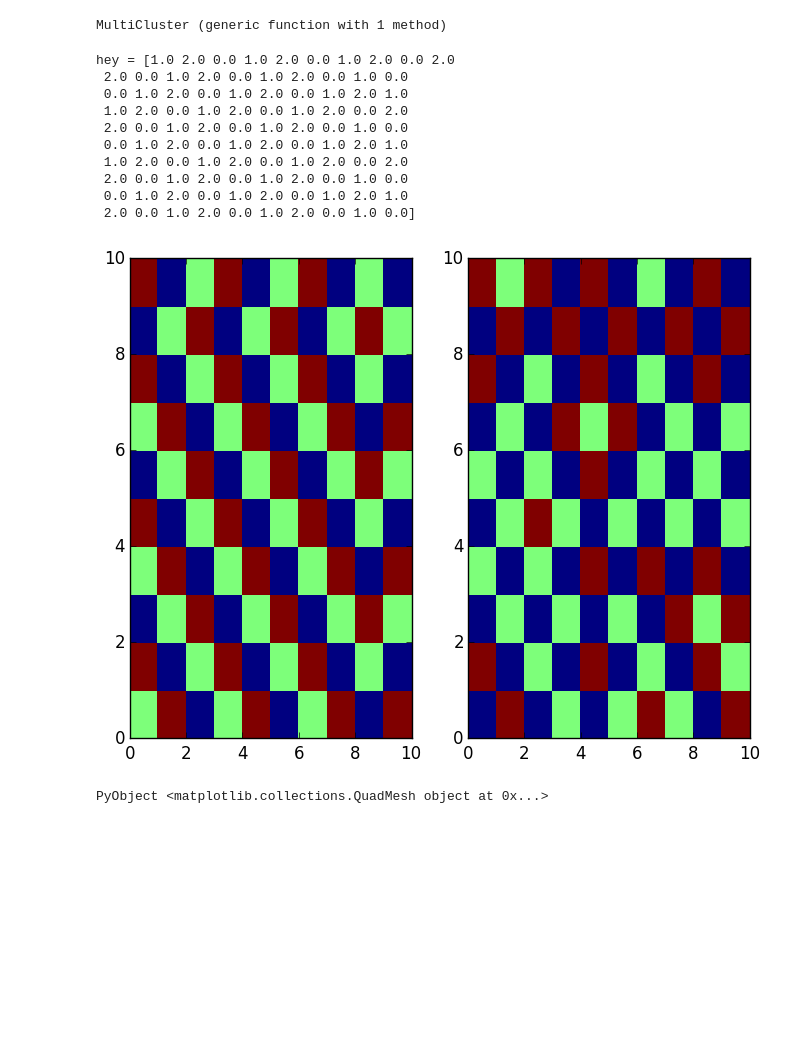
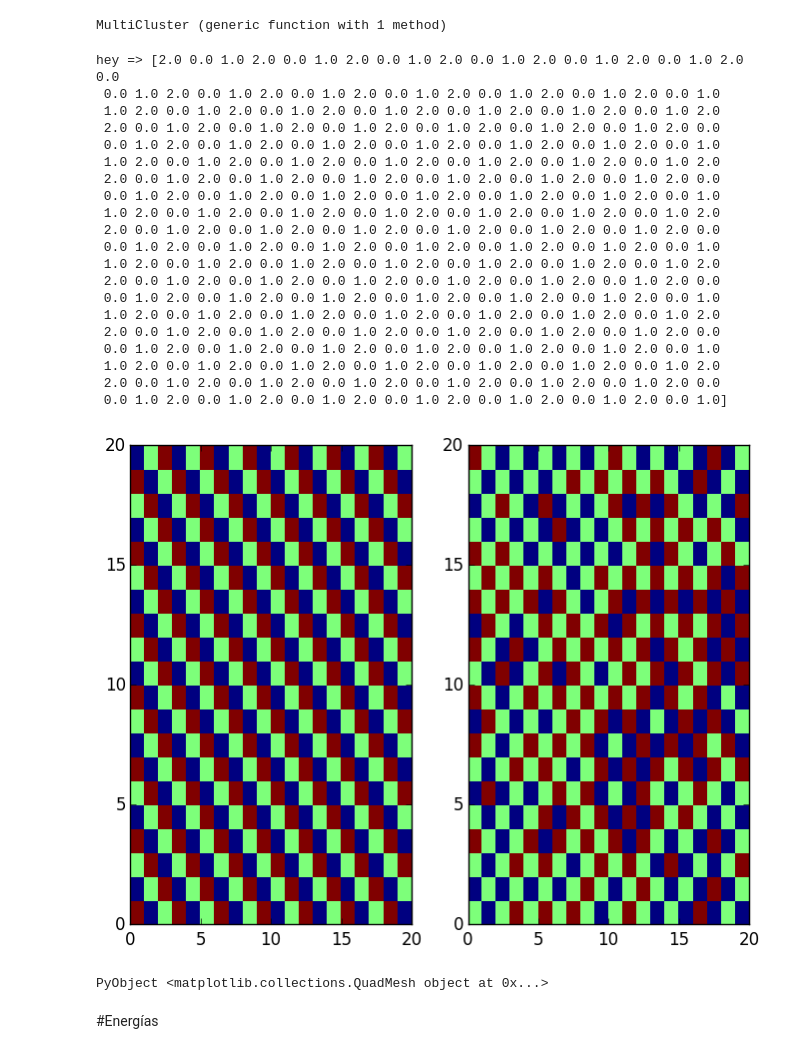
Before and after one commit to luisaleman/Hielo, a Jupyter notebook: Proyecto final.ipynb, the cells around one changed output. Saved outputs shown, nothing was run; the diff lists cells and outputs as text; code cells hidden in the pictures; blank space fills up the shorter version.

```diff
--- a/Proyecto final.ipynb
+++ b/Proyecto final.ipynb
@@ -198,7 +200,7 @@ function MultiCluster(arreglo)
     L2=length(arreglo[1,:])
     L1=length(arreglo[:,1])
     red_bool=trues(L1,L2)
-    hey=[]
+    #hey=[]
     #Se escoge al azar dos colores
     colorA=rand(0:2)
     colorB=mod(rand(colorA+1:colorA+2),3)
@@ -217,30 +219,42 @@ end
 # %% [output]
 MultiCluster (generic function with 1 method)
 # %%
-hey_old=conf_i(10,10)
+hey_old=conf_i(20,20)
 hey=copy(hey_old)
 @show hey
 for t in 1:1000
     hey_new=MultiCluster(hey_old)
     hey_new,hey_old=hey_old,hey_new
 end
 figure(figsize=[8,6])
 subplot(1,2,1)
 #figure(figsize=[3,3])
 pcolormesh(hey)
 
 subplot(1,2,2)
 pcolormesh(hey_old)
 # %% [output]
-hey = [1.0 2.0 0.0 1.0 2.0 0.0 1.0 2.0 0.0 2.0
- 2.0 0.0 1.0 2.0 0.0 1.0 2.0 0.0 1.0 0.0
- 0.0 1.0 2.0 0.0 1.0 2.0 0.0 1.0 2.0 1.0
- 1.0 2.0 0.0 1.0 2.0 0.0 1.0 2.0 0.0 2.0
- 2.0 0.0 1.0 2.0 0.0 1.0 2.0 0.0 1.0 0.0
- 0.0 1.0 2.0 0.0 1.0 2.0 0.0 1.0 2.0 1.0
- 1.0 2.0 0.0 1.0 2.0 0.0 1.0 2.0 0.0 2.0
- 2.0 0.0 1.0 2.0 0.0 1.0 2.0 0.0 1.0 0.0
- 0.0 1.0 2.0 0.0 1.0 2.0 0.0 1.0 2.0 1.0
- 2.0 0.0 1.0 2.0 0.0 1.0 2.0 0.0 1.0 0.0]
+hey => [2.0 0.0 1.0 2.0 0.0 1.0 2.0 0.0 1.0 2.0 0.0 1.0 2.0 0.0 1.0 2.0 0.0 1.0 2.0 0.0
+ 0.0 1.0 2.0 0.0 1.0 2.0 0.0 1.0 2.0 0.0 1.0 2.0 0.0 1.0 2.0 0.0 1.0 2.0 0.0 1.0
+ 1.0 2.0 0.0 1.0 2.0 0.0 1.0 2.0 0.0 1.0 2.0 0.0 1.0 2.0 0.0 1.0 2.0 0.0 1.0 2.0
+ 2.0 0.0 1.0 2.0 0.0 1.0 2.0 0.0 1.0 2.0 0.0 1.0 2.0 0.0 1.0 2.0 0.0 1.0 2.0 0.0
+ 0.0 1.0 2.0 0.0 1.0 2.0 0.0 1.0 2.0 0.0 1.0 2.0 0.0 1.0 2.0 0.0 1.0 2.0 0.0 1.0
+ 1.0 2.0 0.0 1.0 2.0 0.0 1.0 2.0 0.0 1.0 2.0 0.0 1.0 2.0 0.0 1.0 2.0 0.0 1.0 2.0
+ 2.0 0.0 1.0 2.0 0.0 1.0 2.0 0.0 1.0 2.0 0.0 1.0 2.0 0.0 1.0 2.0 0.0 1.0 2.0 0.0
+ 0.0 1.0 2.0 0.0 1.0 2.0 0.0 1.0 2.0 0.0 1.0 2.0 0.0 1.0 2.0 0.0 1.0 2.0 0.0 1.0
+ 1.0 2.0 0.0 1.0 2.0 0.0 1.0 2.0 0.0 1.0 2.0 0.0 1.0 2.0 0.0 1.0 2.0 0.0 1.0 2.0
+ 2.0 0.0 1.0 2.0 0.0 1.0 2.0 0.0 1.0 2.0 0.0 1.0 2.0 0.0 1.0 2.0 0.0 1.0 2.0 0.0
+ 0.0 1.0 2.0 0.0 1.0 2.0 0.0 1.0 2.0 0.0 1.0 2.0 0.0 1.0 2.0 0.0 1.0 2.0 0.0 1.0
+ 1.0 2.0 0.0 1.0 2.0 0.0 1.0 2.0 0.0 1.0 2.0 0.0 1.0 2.0 0.0 1.0 2.0 0.0 1.0 2.0
+ 2.0 0.0 1.0 2.0 0.0 1.0 2.0 0.0 1.0 2.0 0.0 1.0 2.0 0.0 1.0 2.0 0.0 1.0 2.0 0.0
+ 0.0 1.0 2.0 0.0 1.0 2.0 0.0 1.0 2.0 0.0 1.0 2.0 0.0 1.0 2.0 0.0 1.0 2.0 0.0 1.0
+ 1.0 2.0 0.0 1.0 2.0 0.0 1.0 2.0 0.0 1.0 2.0 0.0 1.0 2.0 0.0 1.0 2.0 0.0 1.0 2.0
+ 2.0 0.0 1.0 2.0 0.0 1.0 2.0 0.0 1.0 2.0 0.0 1.0 2.0 0.0 1.0 2.0 0.0 1.0 2.0 0.0
+ 0.0 1.0 2.0 0.0 1.0 2.0 0.0 1.0 2.0 0.0 1.0 2.0 0.0 1.0 2.0 0.0 1.0 2.0 0.0 1.0
+ 1.0 2.0 0.0 1.0 2.0 0.0 1.0 2.0 0.0 1.0 2.0 0.0 1.0 2.0 0.0 1.0 2.0 0.0 1.0 2.0
+ 2.0 0.0 1.0 2.0 0.0 1.0 2.0 0.0 1.0 2.0 0.0 1.0 2.0 0.0 1.0 2.0 0.0 1.0 2.0 0.0
+ 0.0 1.0 2.0 0.0 1.0 2.0 0.0 1.0 2.0 0.0 1.0 2.0 0.0 1.0 2.0 0.0 1.0 2.0 0.0 1.0]
-[figure, old version]
+[figure, new version]
 PyObject <matplotlib.collections.QuadMesh object at 0x...>
+# %% [markdown]
+#Energías
```
Also changed, not shown: parts of 8 cells of this notebook.
